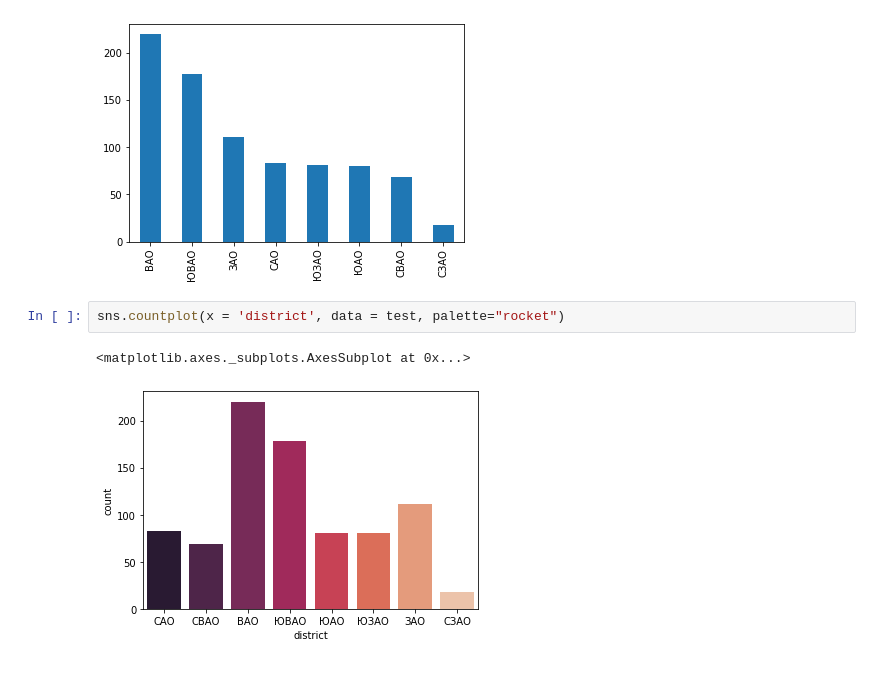
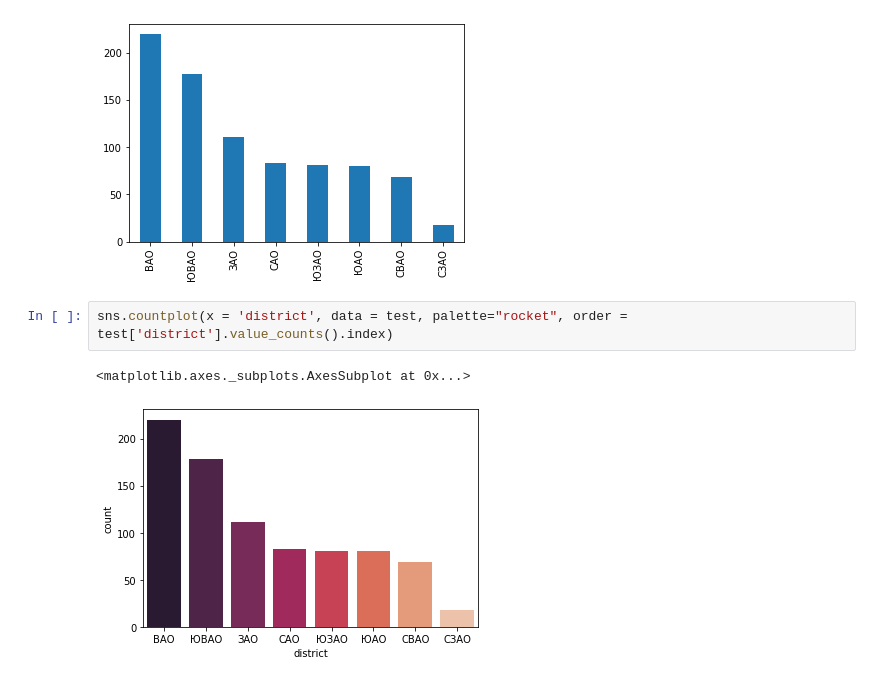
Before and after one commit to EgoDaemon/Garbage, a Jupyter notebook: Districts.ipynb, the cells around one changed output. Drawn from its saved outputs; the diff is of its cells as text.

```diff
--- a/Districts.ipynb
+++ b/Districts.ipynb
@@ -232,7 +232,7 @@ test['district'].value_counts().plot(kind='bar')
 <matplotlib.axes._subplots.AxesSubplot at 0x...>
 [figure]
 # %%
-sns.countplot(x = 'district', data = test, palette="rocket")
+sns.countplot(x = 'district', data = test, palette="rocket", order = test['district'].value_counts().index)
 # %% [output]
 <matplotlib.axes._subplots.AxesSubplot at 0x...>
-[figure, old version]
+[figure, new version]
```
